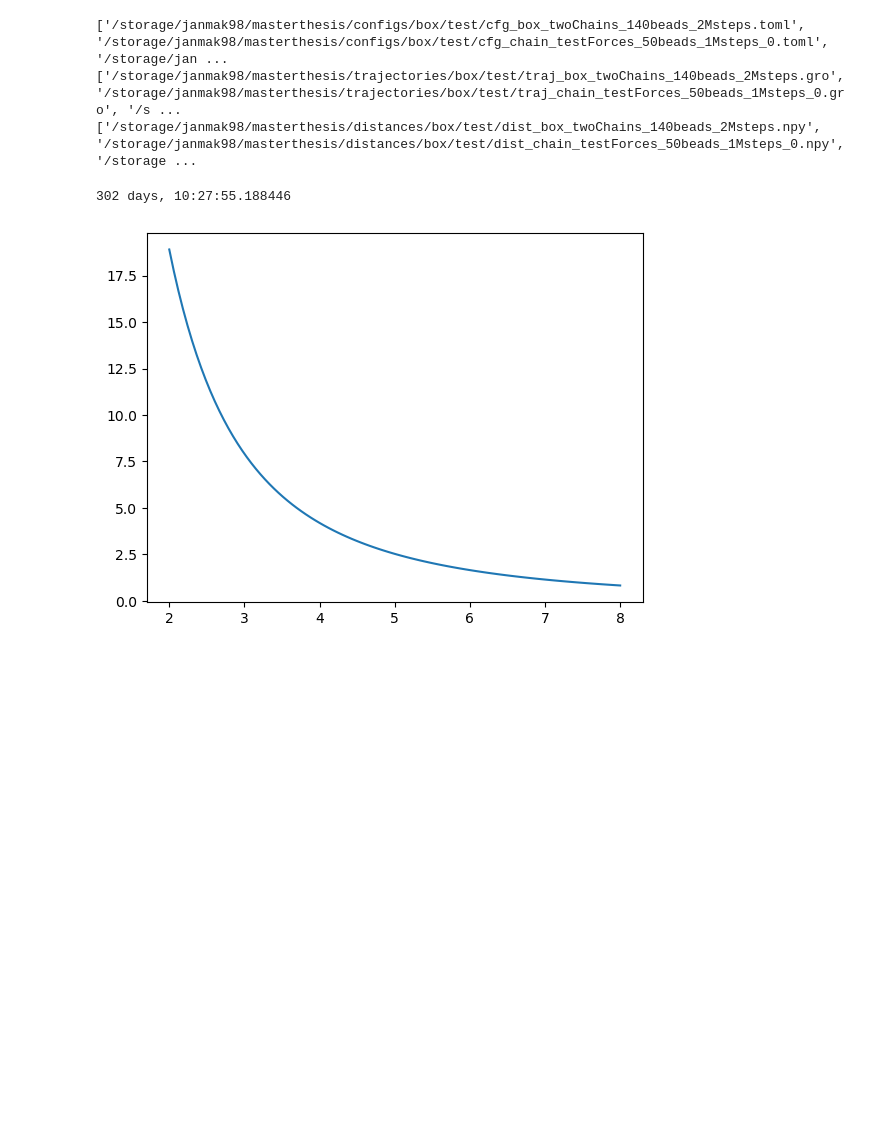
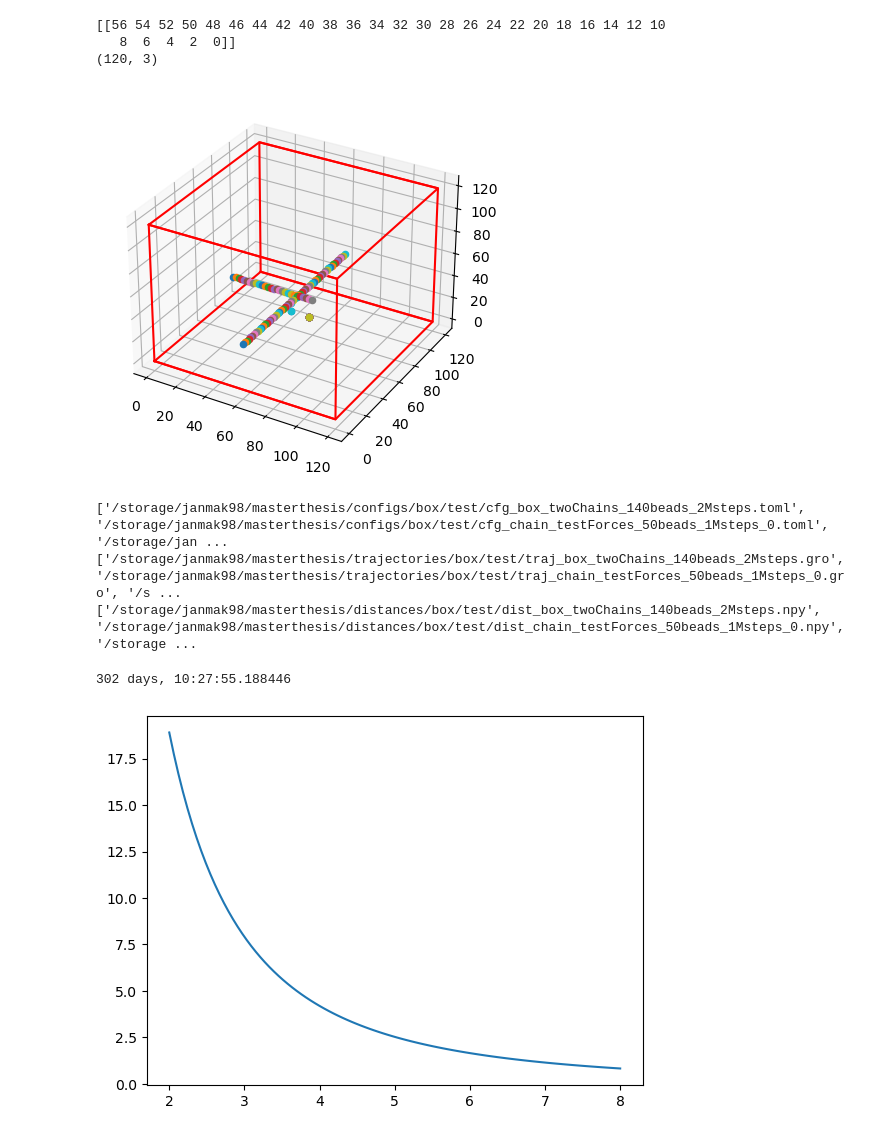
Before and after one commit to jan-kro/mucus_old_2, a Jupyter notebook: test_skripts/test_stuff.ipynb, the cells around one changed output. Drawn from its saved outputs; the diff is of its cells as text; code cells hidden in the pictures; blank space fills up the shorter version.

```diff
--- a/test_skripts/test_stuff.ipynb
+++ b/test_skripts/test_stuff.ipynb
@@ -29,0 +101,47 @@ delete_lbox(cfg_fname)
+# %%
+# (2) winding chains
+pos_wind = pos_close[60:]
+
+nh = 30
+d = 2
+ax = 0
+ax2 = 2
+
+# nh = 5
+# d = 2
+# ax = 1
+# ax2 = 2
+
+# shift frist half of chain by 2d
+
+# pos_wind = np.array((np.arange(10), np.zeros(10), np.zeros(10))).T
+# pos_wind = np.array((np.zeros(10), np.arange(10), np.zeros(10))).T
+# plot_box(pos_wind, 10)
+pos_wind[nh+1:, ax] = pos_wind[:nh-1, ax] + d*np.fliplr([np.arange(len(pos_wind[:nh-1, ax]))])
+print(d*np.fliplr([np.arange(len(pos_wind[:nh-1, ax]))]))
+
+pos_wind[:nh-2, ax] = pos_wind[:nh-2, ax] + 2*d
+
+# set ax positions of last two of frist half to pos(nh-2)
+pos_wind[nh-1, ax] = pos_wind[nh-2, ax]
+pos_wind[nh, ax] = pos_wind[nh-2, ax]
+
+# set ax2 positions of last two of first half to pos-d, pos-2d
+pos_wind[nh-1, ax2] = pos_wind[nh-1, ax2] - d
+pos_wind[nh, ax2] = pos_wind[nh, ax2] - 2*d
+
+# set position of last chain to pos(ax2) = pos(ax2-2d)
+pos_wind[nh+1:, ax2] = pos_wind[nh+1:, ax2] - 2*d
+
+pos_wind = np.append(pos_close[:60], pos_wind, axis=0)
+
+print(np.shape(pos_wind))
+# print(pos_wind)
+
+plot_box(pos_wind, p.box_length)
+# plot_box(pos_wind, 10)
+# %% [output]
+[[56 54 52 50 48 46 44 42 40 38 36 34 32 30 28 26 24 22 20 18 16 14 12 10
+   8  6  4  2  0]]
+(120, 3)
+[figure, added]
```
Also changed, not shown: parts of 4 cells of this notebook, 6 other files.
